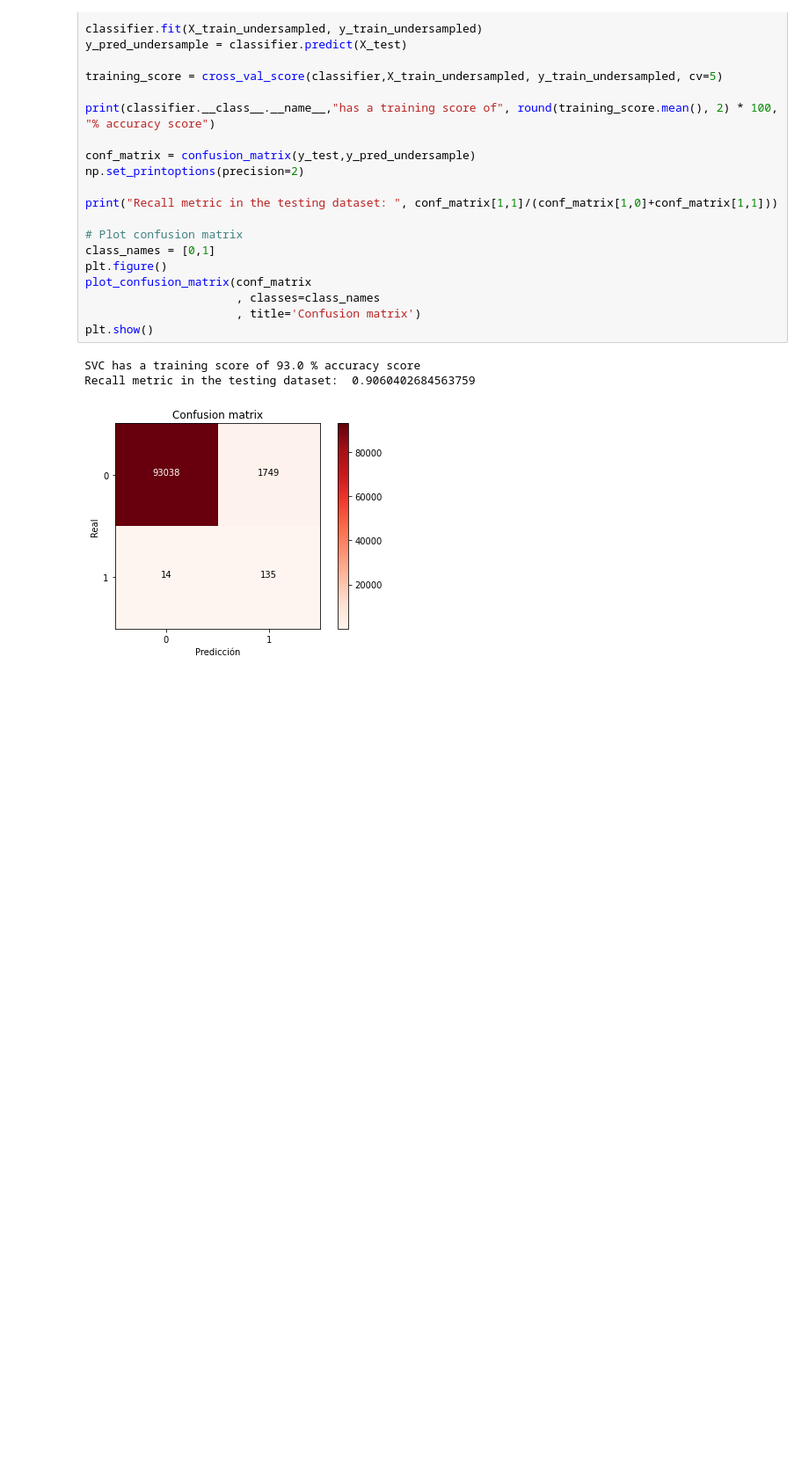
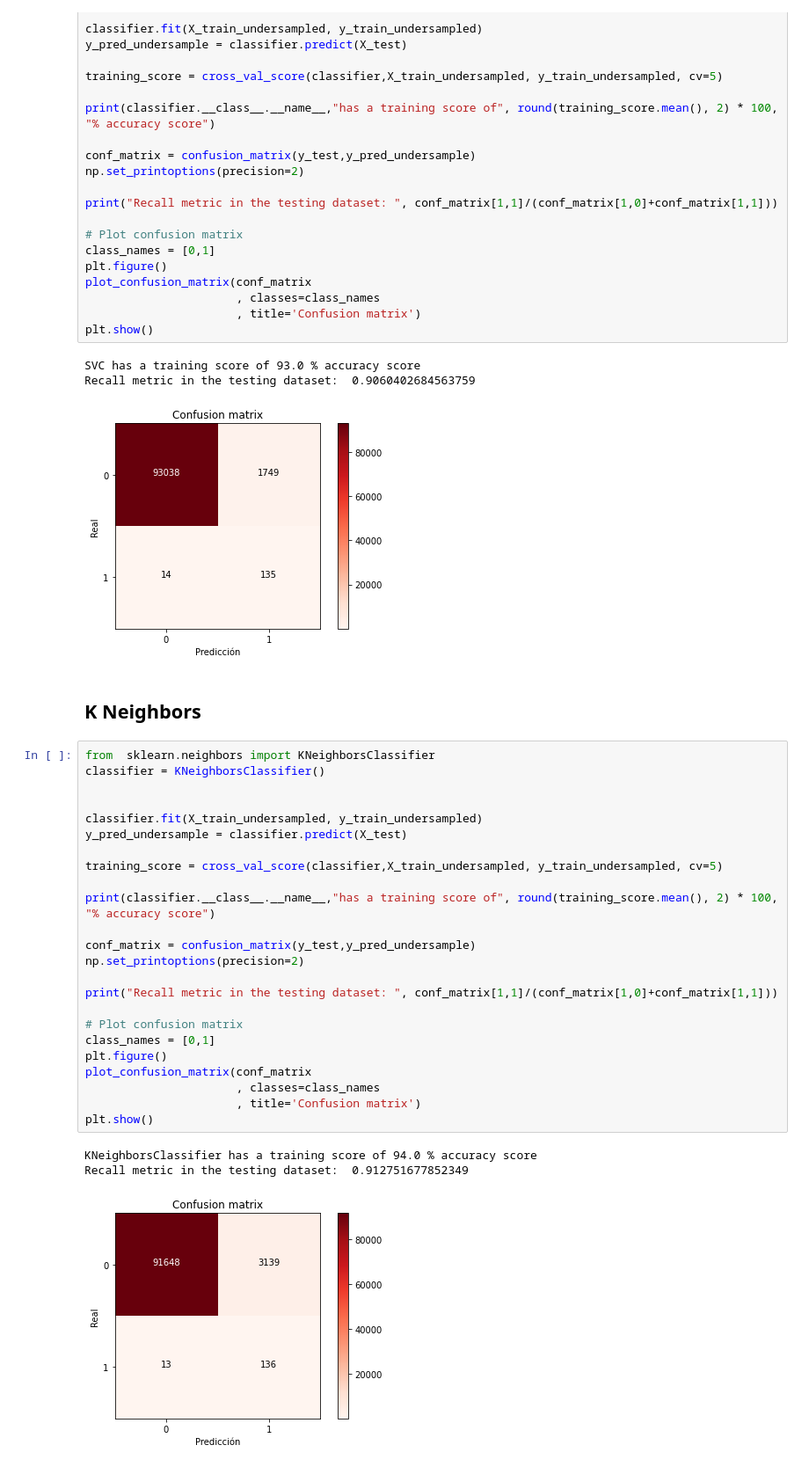
Before and after one commit to gamanc/AnomalyDetection, a Jupyter notebook: AnomalyDetection.ipynb, the cells around one changed output. Shown at 88% size. Drawn from its saved outputs; the diff is of its cells as text; blank space fills up the shorter version.

Commit message:
Add decision tree and KNeighbors classifiers

```diff
--- a/AnomalyDetection.ipynb
+++ b/AnomalyDetection.ipynb
@@ -275,3 +275,33 @@ plt.show()
 SVC has a training score of 93.0 % accuracy score
 Recall metric in the testing dataset:  0.9060402684563759
 [figure]
+# %% [markdown]
+## K Neighbors
+# %%
+from  sklearn.neighbors import KNeighborsClassifier
+classifier = KNeighborsClassifier()
+
+
+classifier.fit(X_train_undersampled, y_train_undersampled)
+y_pred_undersample = classifier.predict(X_test)
+
+training_score = cross_val_score(classifier,X_train_undersampled, y_train_undersampled, cv=5)
+
+print(classifier.__class__.__name__,"has a training score of", round(training_score.mean(), 2) * 100, "% accuracy score")
+
+conf_matrix = confusion_matrix(y_test,y_pred_undersample)
+np.set_printoptions(precision=2)
+
+print("Recall metric in the testing dataset: ", conf_matrix[1,1]/(conf_matrix[1,0]+conf_matrix[1,1]))
+
+# Plot confusion matrix
+class_names = [0,1]
+plt.figure()
+plot_confusion_matrix(conf_matrix
+                      , classes=class_names
+                      , title='Confusion matrix')
+plt.show()
+# %% [output]
+KNeighborsClassifier has a training score of 94.0 % accuracy score
+Recall metric in the testing dataset:  0.912751677852349
+[figure, added]
```
Also changed, not shown: parts of 2 cells of this notebook.
